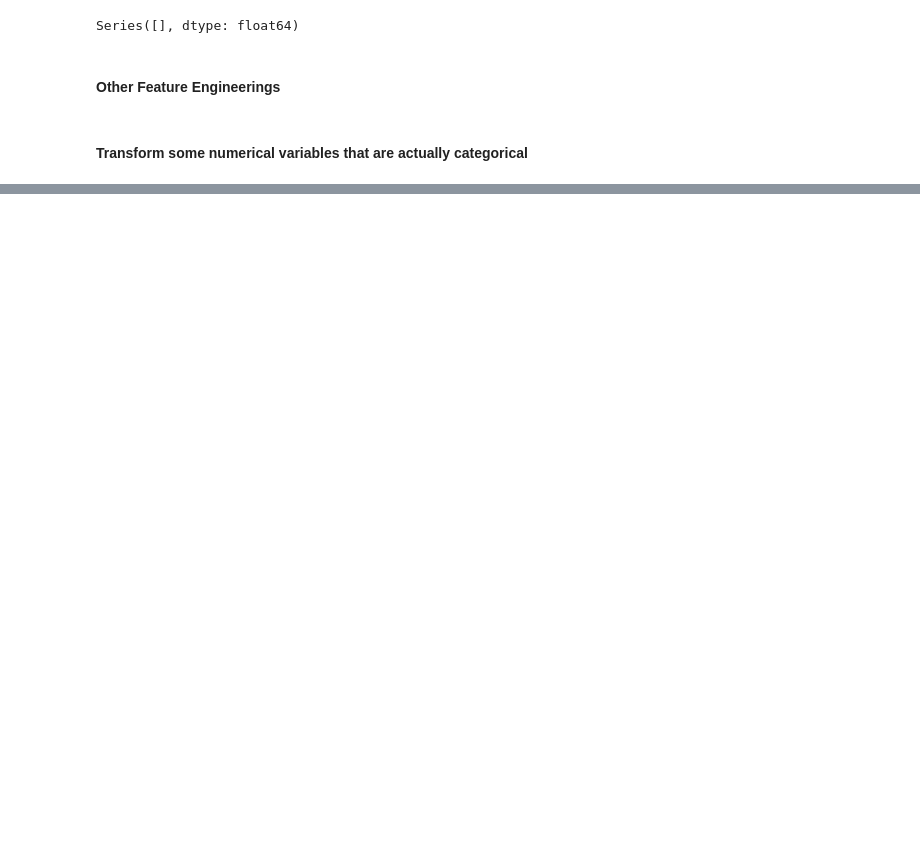
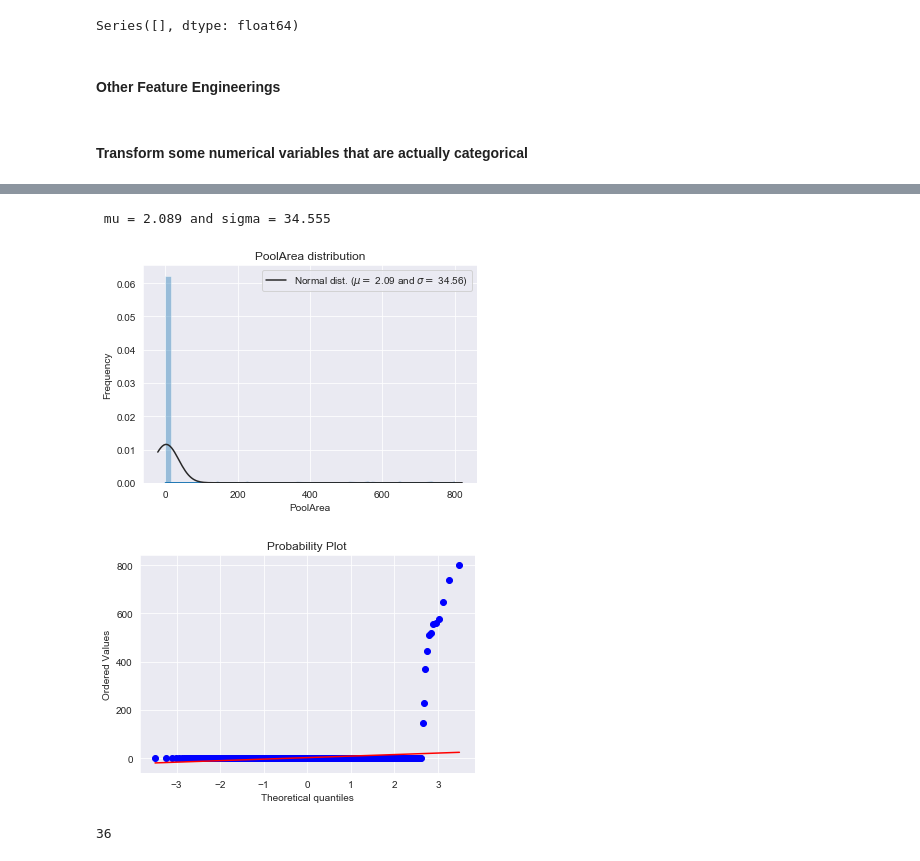
Before and after one commit to PengInGitHub/catboost, a Jupyter notebook: regression_house_price.ipynb, the cells around one changed output, grey strips where cells are left out. Saved outputs shown, nothing was run; the diff lists cells and outputs as text; code cells hidden in the pictures; blank space fills up the shorter version.

```diff
--- a/regression_house_price.ipynb
+++ b/regression_house_price.ipynb
@@ -200,4 +207,6 @@ for col in by_None:
 # %%
 # group by and input by median
 # fillin missing values by the median of LotFrontage in the Neighborhood
-all_data['LotFrontage'] = all_data.groupby("Neighborhood")["LotFrontage"].transform(lambda x: x.fillna(x.median))
+# made a mistake here
+#all_data['LotFrontage'] = all_data.groupby("Neighborhood")["LotFrontage"].transform(lambda x: x.fillna(x.median))
+all_data["LotFrontage"] = all_data.groupby("Neighborhood")["LotFrontage"].transform(lambda x: x.fillna(x.median()))
@@ -250,0 +291,16 @@ for col in ['MSSubClass', 'OverallCond', 'YrSold', 'MoSold']:
+# %%
+# LabelEncoder assigns ordinal levels to categorical data
+# test on sklearn.reprocessing.LabelEncoder
+
+# LabelEncoder creates the ordering based on alphabetic ordering of the category
+# this is inconsitant with intutaion:
+# LabelEncoder's ording: Ex: 0, Gd: 2, TA: 4, Fa: 1, Po: 3
+# ording that makes business sense: Ex: 4, Gd: 3, TA: 2, Fa: 1, Po: 0
+
+test = pd.Series(['A', 'A', 'B', 'B', 'B', 'C', 'D', 'D', 'D'])
+le = LabelEncoder()
+print(le.fit_transform(test))
+
+test2 = pd.Series(['A', 'A','D', 'D', 'D', 'B', 'B', 'B', 'C'])
+le = LabelEncoder()
+print(le.fit_transform(test2)) # still alphabetic ordering
@@ -250,0 +314,11 @@ for col in ['MSSubClass', 'OverallCond', 'YrSold', 'MoSold']:
+# %%
+# use LabelEncoder
+cols = ('FireplaceQu', 'BsmtQual', 'BsmtCond', 'GarageQual', 'GarageCond',
+        'ExterQual', 'ExterCond','HeatingQC', 'PoolQC', 'KitchenQual', 'BsmtFinType1',
+        'BsmtFinType2', 'Functional', 'Fence', 'BsmtExposure', 'GarageFinish', 'LandSlope',
+        'LotShape', 'PavedDrive', 'Street', 'Alley', 'CentralAir', 'MSSubClass', 'OverallCond',
+        'YrSold', 'MoSold')
+for col in cols:
+    le = LabelEncoder()
+    le.fit(list(all_data[col].values))
+    all_data[col] = le.transform(list(all_data[col].values))
@@ -250,0 +327,3 @@ for col in ['MSSubClass', 'OverallCond', 'YrSold', 'MoSold']:
+# %%
+# adding total sq footage
+all_data['total_sq'] = all_data['TotalBsmtSF'] + all_data['1stFlrSF'] + all_data['2ndFlrSF']
@@ -250,0 +347,13 @@ for col in ['MSSubClass', 'OverallCond', 'YrSold', 'MoSold']:
+# %%
+distribution_plot('PoolArea', all_data) # the target is right skewed
+# %% [output]
+ mu = 2.089 and sigma = 34.555
+[figure, added]
+[figure, added]
+# %%
+# Box Cox transformation for highly skewed features
+skewness = skewness[abs(skewness.Skew) > 0.75]
+# skewness = skewness[abs(skewness) > 0.75]
+skewness.shape[0] # from 58 to 35
+# %% [output]
+36
```
Also changed, not shown: parts of 31 cells of this notebook.
